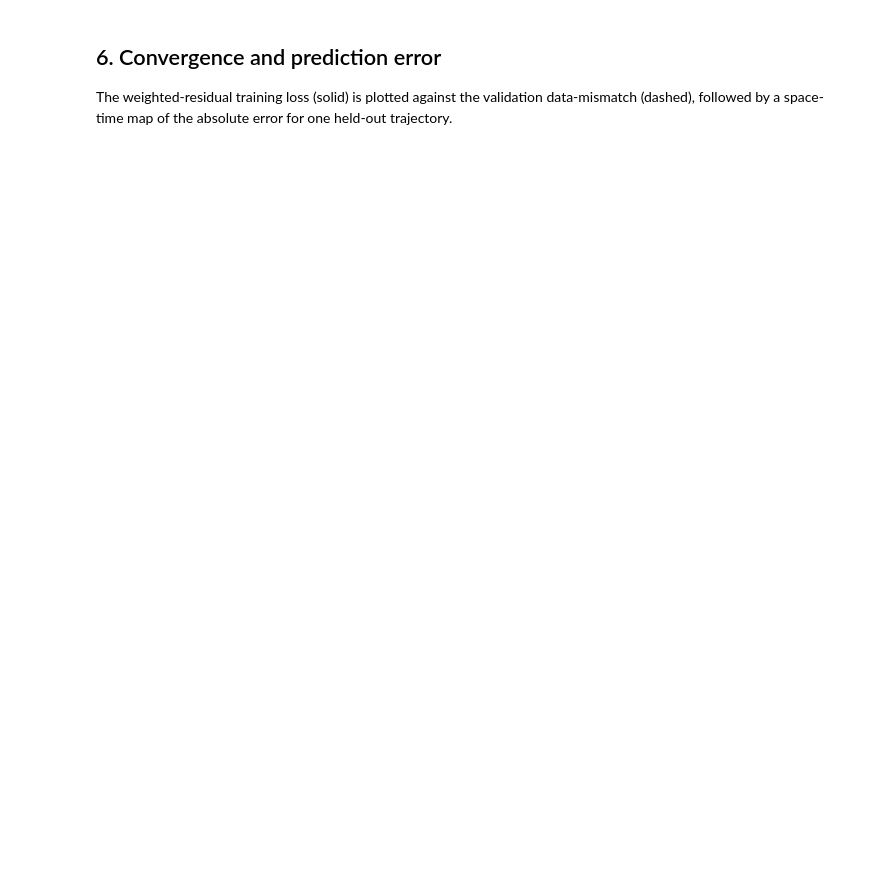
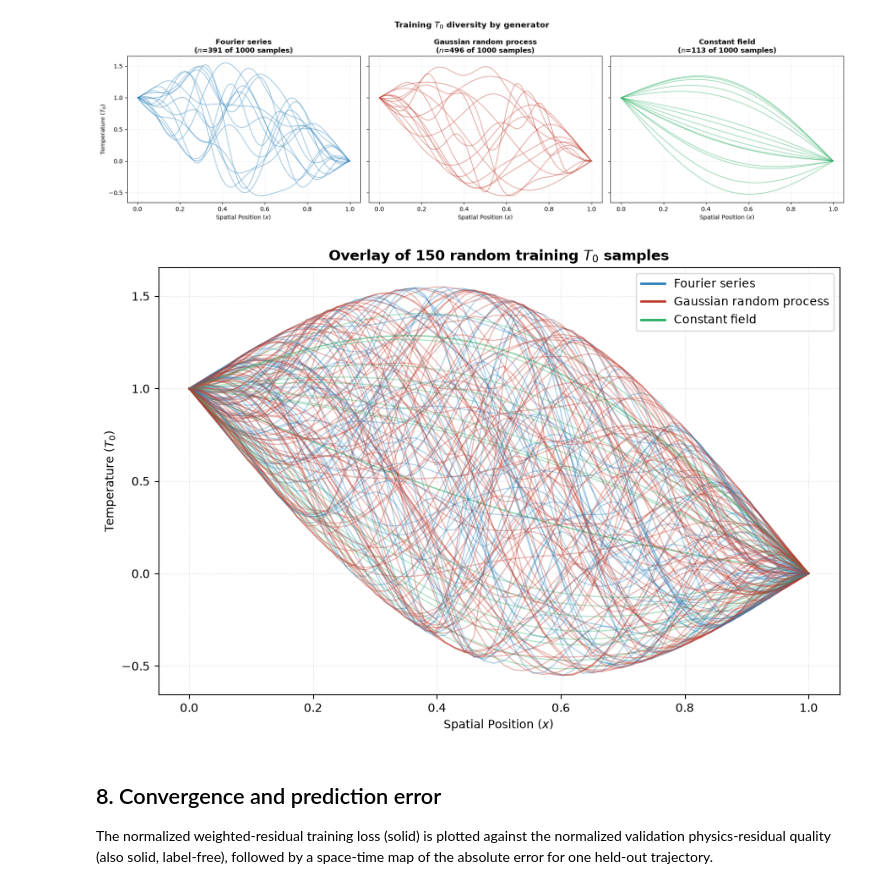
Before and after one commit to neginfr93-eng/PINN-FNO-Thermal-Book, a Jupyter notebook: FNO_transient_weighted_residual.ipynb, the cells around one changed output. Saved outputs shown, nothing was run; the diff lists cells and outputs as text; code cells hidden in the pictures; blank space fills up the shorter version.

```diff
--- a/FNO_transient_weighted_residual.ipynb
+++ b/FNO_transient_weighted_residual.ipynb
@@ -296,7 +395,51 @@ Epoch 10000 | Train Weighted-Res (sum T*R): 1.068701e-03 | Val Data Mismatch MSE
+# %%
+# ==========================================
+# TRAINING DATA PREVIEW -- T0 SAMPLE DIVERSITY
+# ==========================================
+# Reuses all_T0_generator / T0_GENERATOR_NAMES computed above (right after
+# all_T0) so the labeling here is guaranteed consistent with what Section 6's
+# and Section 8's test-sample labels use -- no separate/duplicated logic.
+gen_choice = all_T0_generator
+gen_names = T0_GENERATOR_NAMES
+gen_colors = ["#2980b9", "#c0392b", "#27ae60"]
+rng_plot = np.random.default_rng(0)
+
+# --- Panel per generator: a handful of example T0 curves from each family ---
+fig, axes = plt.subplots(1, 3, figsize=(18, 5), sharey=True)
+for gi, (name, color) in enumerate(zip(gen_names, gen_colors)):
+    idx_pool = np.where(gen_choice == gi)[0]
+    show_idx = rng_plot.choice(idx_pool, size=min(15, len(idx_pool)), replace=False)
+    for j in show_idx:
+        axes[gi].plot(GRID, all_T0[j], color=color, alpha=0.5, lw=1.2)
+    axes[gi].set_title(f"{name}\n($n$={len(idx_pool)} of {N_SAMPLES} samples)", fontweight='bold')
+    axes[gi].set_xlabel("Spatial Position ($x$)")
+    axes[gi].grid(True, linestyle=':', alpha=0.4)
+axes[0].set_ylabel("Temperature ($T_0$)")
+fig.suptitle("Training $T_0$ diversity by generator", fontsize=14, fontweight='bold')
+plt.tight_layout()
+plt.show()
+
+# --- Overlay view: many T0 samples together, colored by generator, for overall coverage ---
+fig2, ax = plt.subplots(figsize=(9, 6))
+show_all = rng_plot.choice(N_SAMPLES, size=150, replace=False)
+for j in show_all:
+    gi = int(gen_choice[j])
+    ax.plot(GRID, all_T0[j], color=gen_colors[gi], alpha=0.35, lw=1.0)
+handles = [plt.Line2D([0], [0], color=c, lw=2, label=n) for n, c in zip(gen_names, gen_colors)]
+ax.legend(handles=handles, loc='upper right')
+ax.set_title("Overlay of 150 random training $T_0$ samples", fontweight='bold')
+ax.set_xlabel("Spatial Position ($x$)")
+ax.set_ylabel("Temperature ($T_0$)")
+ax.grid(True, linestyle=':', alpha=0.4)
+plt.tight_layout()
+plt.show()
+# %% [output]
+[figure, added]
+[figure, added]
 # %% [markdown]
-## 6. Convergence and prediction error
+## 8. Convergence and prediction error
 
-The weighted-residual training loss (solid) is plotted against the validation data-mismatch (dashed), followed by a space-time map of the absolute error for one held-out trajectory.
+The normalized weighted-residual training loss (solid) is plotted against the normalized validation physics-residual quality (also solid, label-free), followed by a space-time map of the absolute error for one held-out trajectory.
 # %%
 # ==========================================
 # 7. POST-PROCESSING VISUALIZATION
```
Also changed, not shown: parts of 17 cells of this notebook, 24 other files.
